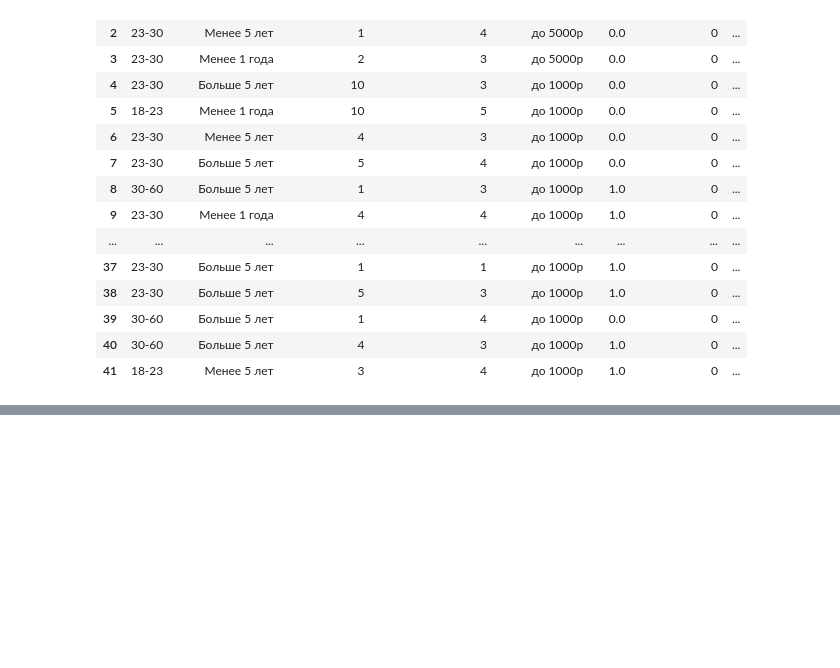
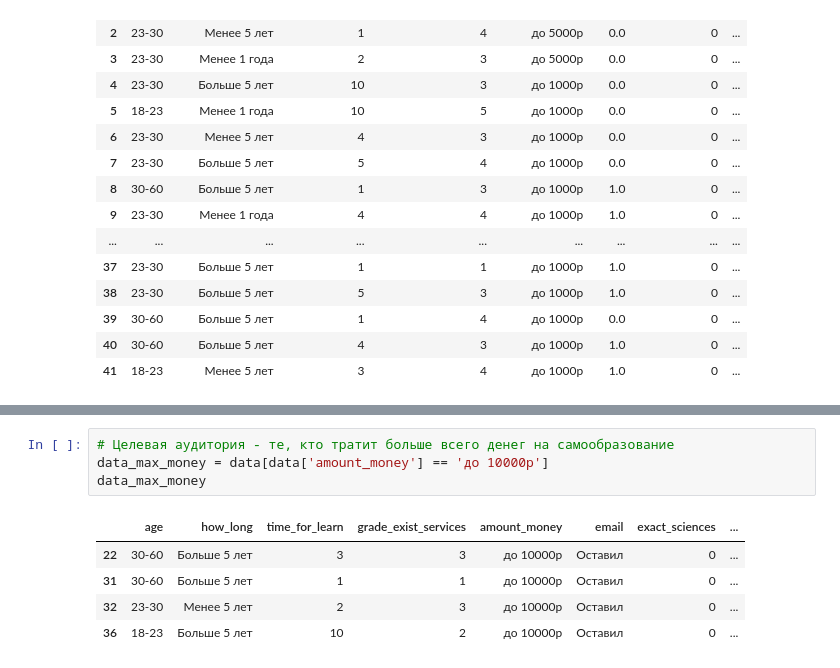
Before and after one commit to elijahmylcev/analysis_GS, a Jupyter notebook: Analysis.ipynb, the cells around one changed output, grey strips where cells are left out. Drawn from its saved outputs; the diff is of its cells as text; blank space fills up the shorter version.

```diff
--- a/Analysis.ipynb
+++ b/Analysis.ipynb
@@ -80,0 +123,10 @@ data
+# %%
+# Целевая аудитория - те, кто тратит больше всего денег на самообразование
+data_max_money = data[data['amount_money'] == 'до 10000р']
+data_max_money
+# %% [output]
+|  | age | how_long | time_for_learn | grade_exist_services | amount_money | email | exact_sciences | ... |
+| 22 | 30-60 | Больше 5 лет | 3 | 3 | до 10000р | Оставил | 0 | ... |
+| 31 | 30-60 | Больше 5 лет | 1 | 1 | до 10000р | Оставил | 0 | ... |
+| 32 | 23-30 | Менее 5 лет | 2 | 3 | до 10000р | Оставил | 0 | ... |
+| 36 | 18-23 | Больше 5 лет | 10 | 2 | до 10000р | Оставил | 0 | ... |
```
Also changed, not shown: parts of 6 cells of this notebook.
